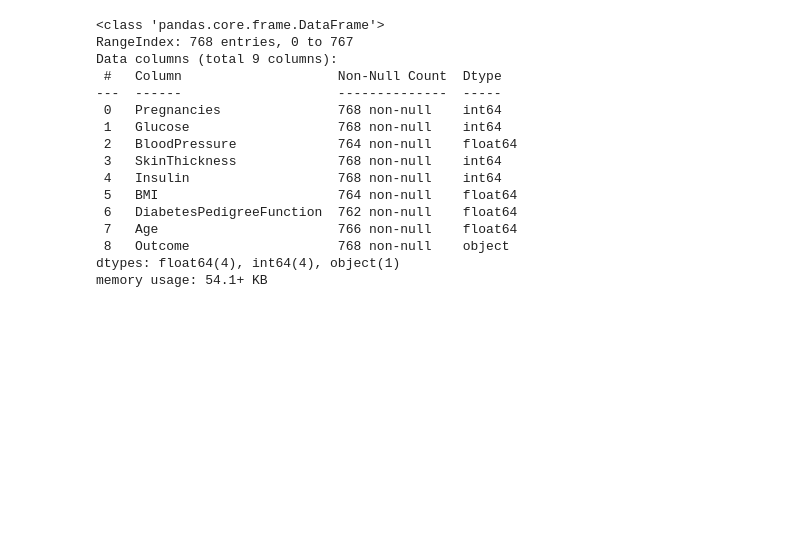
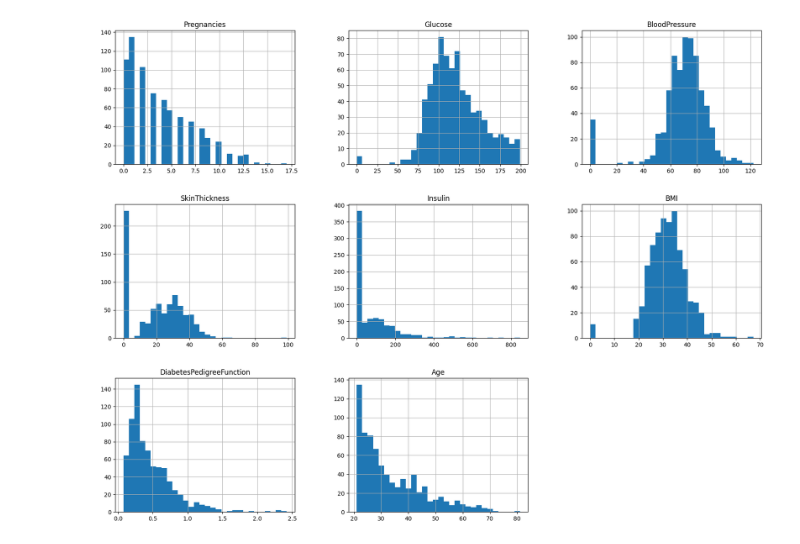
Before and after one commit to adamzeki/CyberTechDiabetes, a Jupyter notebook: diabeetus.ipynb, the cells around one changed output. Saved outputs shown, nothing was run; the diff lists cells and outputs as text; code cells hidden in the pictures; blank space fills up the shorter version.

```diff
--- a/diabeetus.ipynb
+++ b/diabeetus.ipynb
@@ -14,3 +32,6 @@ diabetes.describe()
 | 50% | 3.000000 | 117.000000 | 72.000000 | 23.000000 | 30.500000 | 32.000000 | 0.372500 | 29.000000 |
 | 75% | 6.000000 | 140.250000 | 80.000000 | 32.000000 | 127.250000 | 36.500000 | 0.628500 | 41.000000 |
 | max | 17.000000 | 199.000000 | 122.000000 | 99.000000 | 846.000000 | 67.100000 | 2.420000 | 81.000000 |
+# %%
+diabetes['Outcome'] = (diabetes['Outcome'] == 'POS').astype(int)
+print(diabetes.head())
@@ -17,19 +88,7 @@ diabetes.describe()
 # %%
-diabetes.info()
+import matplotlib.pyplot as plt
+
+diabetes.hist(figsize=(20, 15), bins=30)
+plt.show()
 # %% [output]
-<class 'pandas.core.frame.DataFrame'>
-RangeIndex: 768 entries, 0 to 767
-Data columns (total 9 columns):
- #   Column                    Non-Null Count  Dtype
----  ------                    --------------  -----
- 0   Pregnancies               768 non-null    int64
- 1   Glucose                   768 non-null    int64
- 2   BloodPressure             764 non-null    float64
- 3   SkinThickness             768 non-null    int64
- 4   Insulin                   768 non-null    int64
- 5   BMI                       764 non-null    float64
- 6   DiabetesPedigreeFunction  762 non-null    float64
- 7   Age                       766 non-null    float64
- 8   Outcome                   768 non-null    object
-dtypes: float64(4), int64(4), object(1)
-memory usage: 54.1+ KB
+[figure, added]
```
Also changed, not shown: parts of 4 cells of this notebook.
